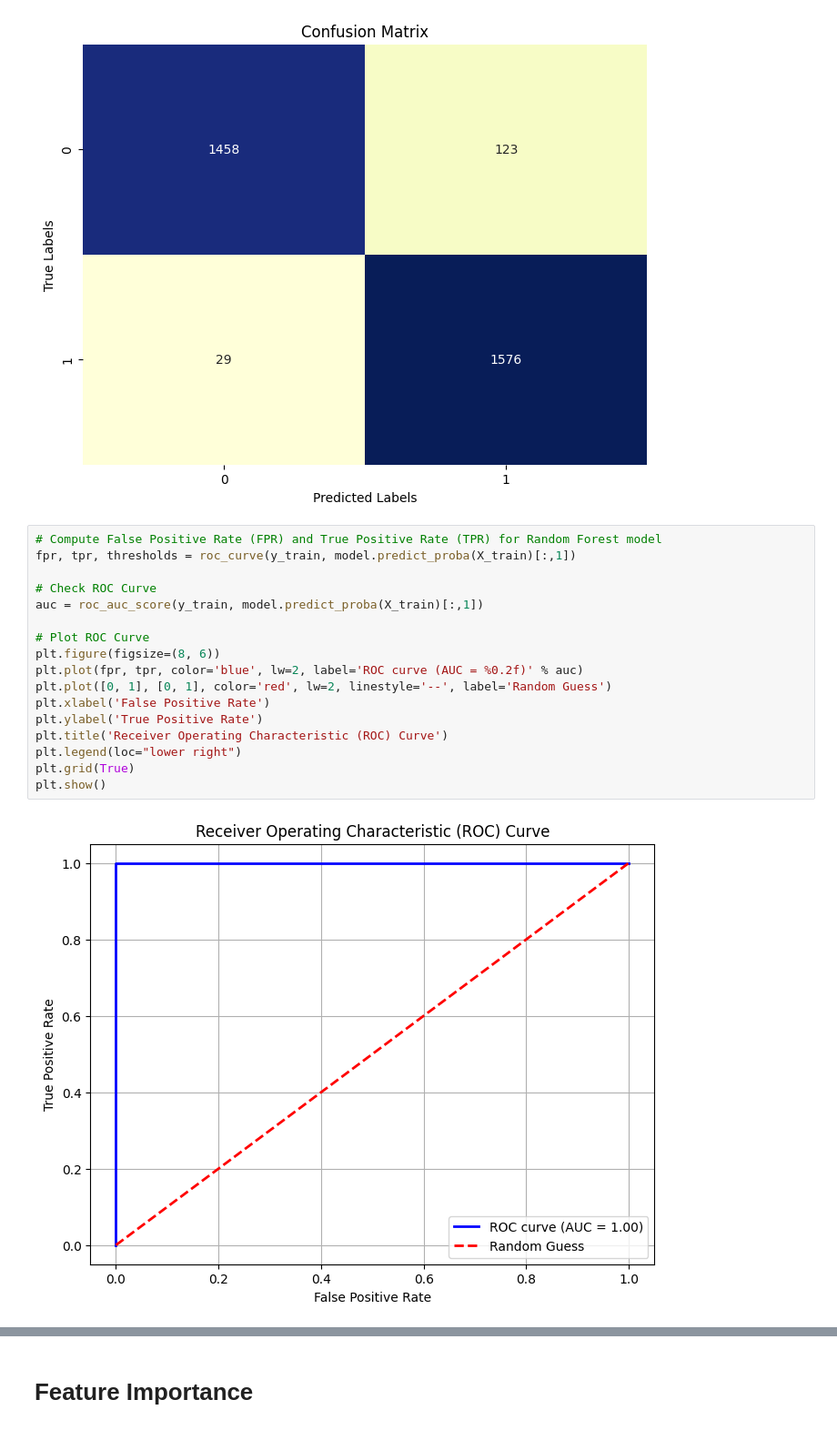
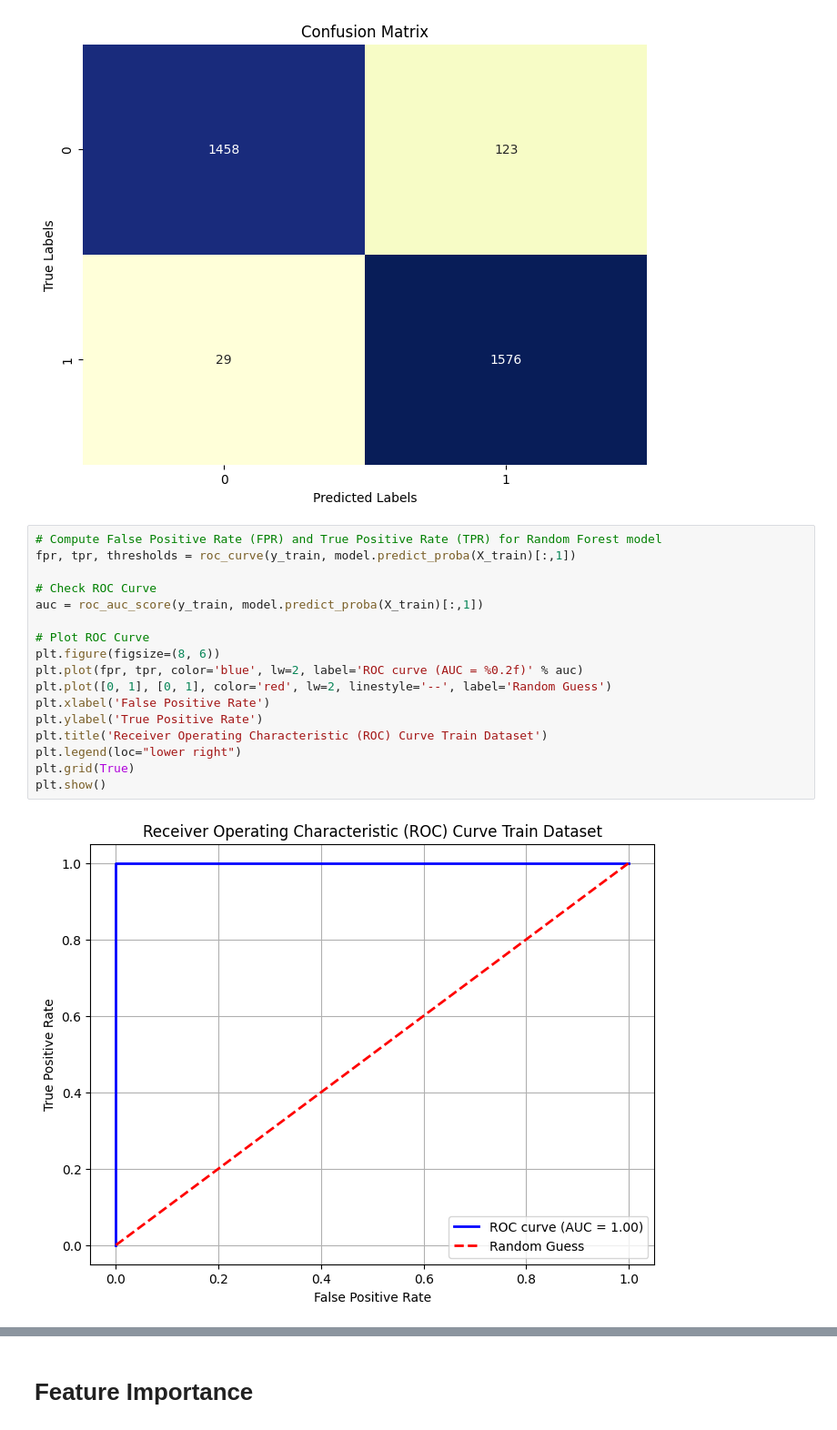
Before and after one commit to nguyenhuynhtu11/CreditCard_Churn, a Jupyter notebook: CreditCard_Customer_Churn.ipynb, the cells around one changed output, grey strips where cells are left out. Shown at 91% size. Cells and saved outputs as stored; diff of their text form.

```diff
--- a/CreditCard_Customer_Churn.ipynb
+++ b/CreditCard_Customer_Churn.ipynb
@@ -499,22 +480,22 @@ plt.show()
 # %%
 # Compute False Positive Rate (FPR) and True Positive Rate (TPR) for Random Forest model
 fpr, tpr, thresholds = roc_curve(y_train, model.predict_proba(X_train)[:,1])
 
 # Check ROC Curve
 auc = roc_auc_score(y_train, model.predict_proba(X_train)[:,1])
 
 # Plot ROC Curve
 plt.figure(figsize=(8, 6))
 plt.plot(fpr, tpr, color='blue', lw=2, label='ROC curve (AUC = %0.2f)' % auc)
 plt.plot([0, 1], [0, 1], color='red', lw=2, linestyle='--', label='Random Guess')
 plt.xlabel('False Positive Rate')
 plt.ylabel('True Positive Rate')
-plt.title('Receiver Operating Characteristic (ROC) Curve')
+plt.title('Receiver Operating Characteristic (ROC) Curve Train Dataset')
 plt.legend(loc="lower right")
 plt.grid(True)
 plt.show()
 # %% [output]
-[figure, old version]
+[figure, new version]
 # %%
 # Compute False Positive Rate (FPR) and True Positive Rate (TPR) for Random Forest model
 fpr, tpr, thresholds = roc_curve(y_test, model.predict_proba(X_test)[:,1])
```
Also changed, not shown: parts of 36 cells of this notebook.
